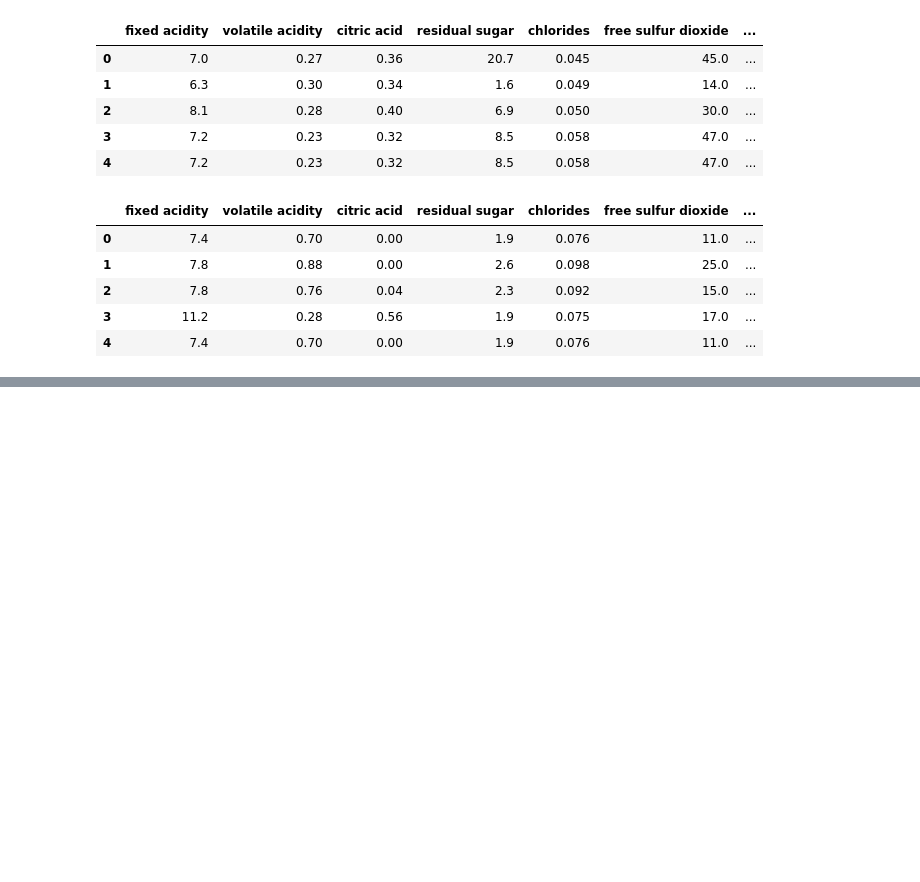
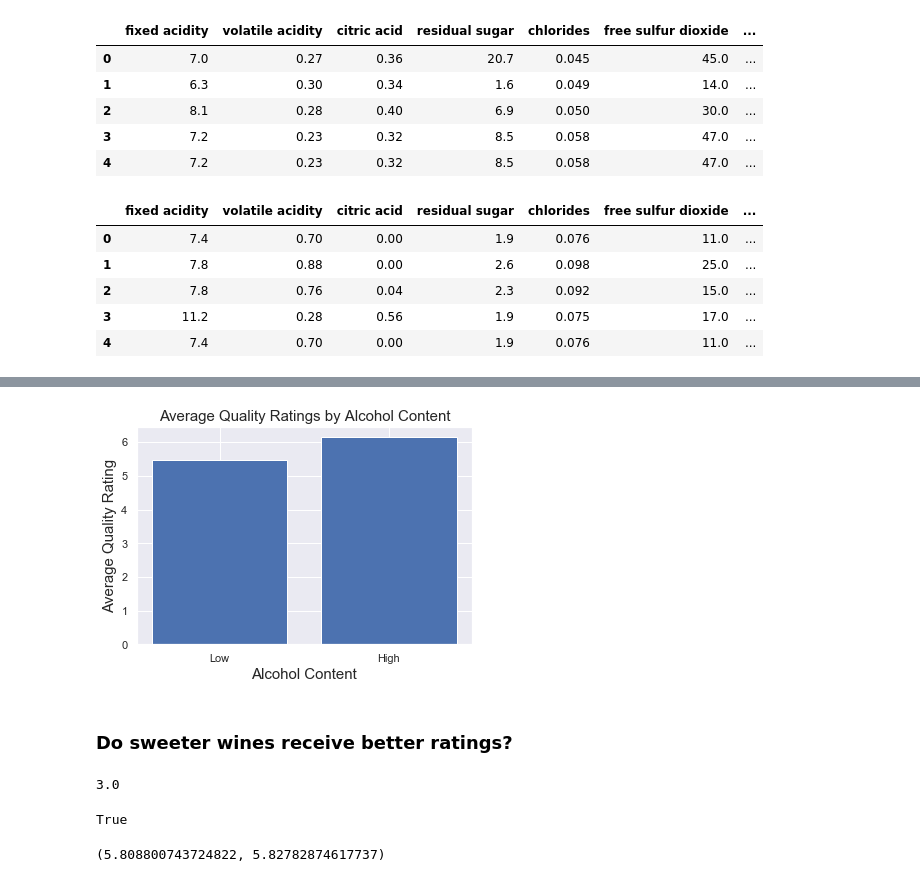
Before and after one commit to uminomuneaki/Dataset_Investigation_UCL_Wine_Dataset, a Jupyter notebook: Wine Quality.ipynb, the cells around one changed output, grey strips where cells are left out. Cells and saved outputs as stored; diff of their text form; code cells hidden in the pictures; blank space fills up the shorter version.

```diff
--- a/Wine Quality.ipynb
+++ b/Wine Quality.ipynb
@@ -97,0 +192,17 @@ print(time.time() - start, 'seconds')
+# %%
+#Visualization
+low_mean_quality = low_alcohol.quality.mean()
+high_mean_quality = high_alcohol.quality.mean()
+
+
+locations = [1 , 2]
+heights = [low_mean_quality , high_mean_quality]
+labels = ['Low' , 'High']
+plt.bar(locations , heights , tick_label = labels)
+plt.title('Average Quality Ratings by Alcohol Content' , fontsize = 15)
+plt.xlabel('Alcohol Content' , fontsize = 15)
+plt.ylabel('Average Quality Rating' , fontsize = 15);
+# %% [output]
+[figure, added]
+# %% [markdown]
+### Do sweeter wines receive better ratings?
@@ -97,0 +211,15 @@ print(time.time() - start, 'seconds')
+# %%
+wine_df['residual_sugar'].median()
+# %% [output]
+3.0
+# %%
+low_sugar = wine_df.query('residual_sugar < 3.0')
+high_sugar = wine_df.query('residual_sugar >= 3.0')
+num_samples = wine_df.shape[0]
+num_samples == low_sugar['residual_sugar'].count() + high_sugar['residual_sugar'].count()
+# %% [output]
+True
+# %%
+low_sugar.quality.mean() , high_sugar.quality.mean()
+# %% [output]
+(5.808800743724822, 5.82782874617737)
```
Also changed, not shown: parts of 28 cells of this notebook.
